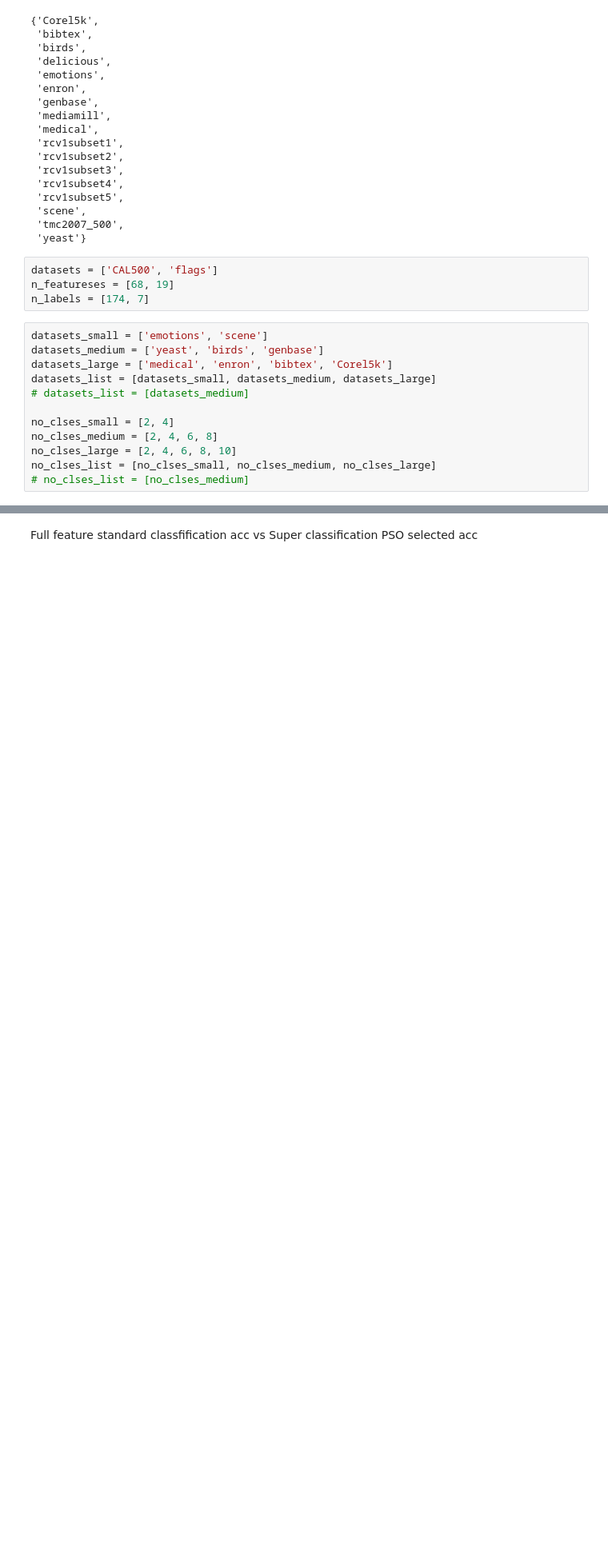
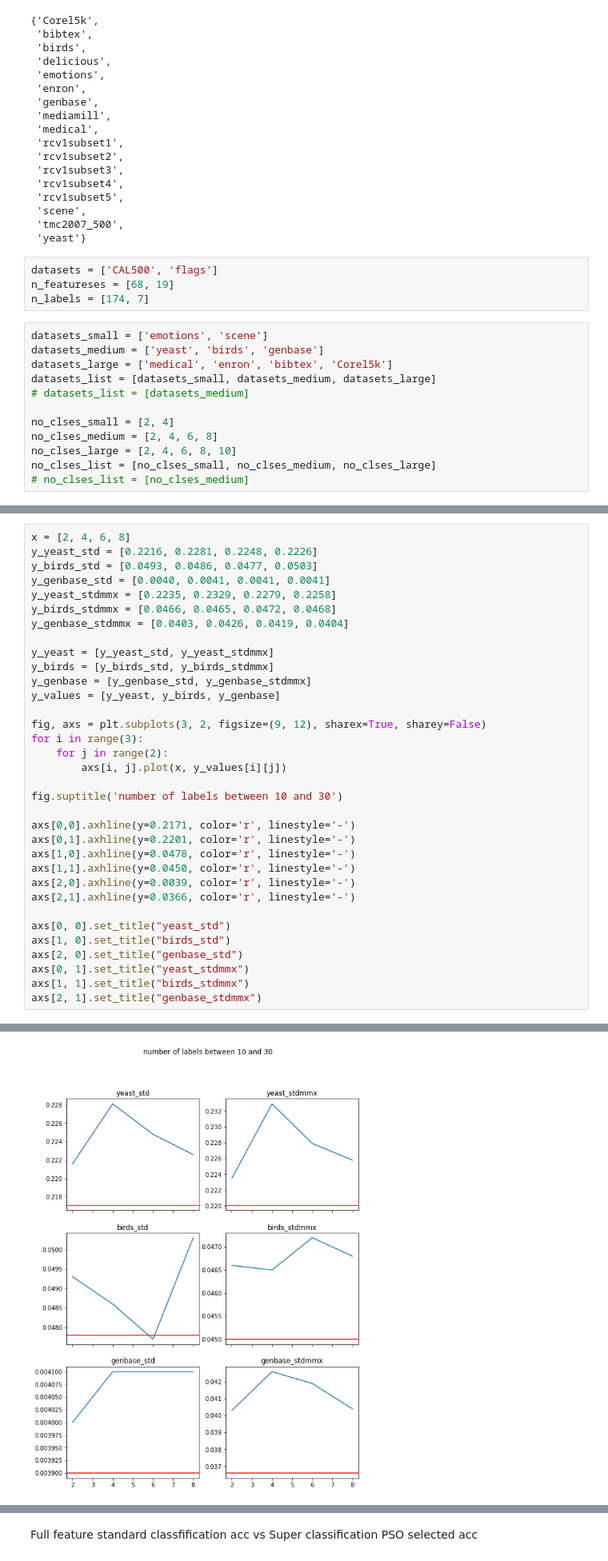
Before and after one commit to faylu-nz/Super_label_PSO_ML_FS, a Jupyter notebook: super_label.ipynb, the cells around one changed output, grey strips where cells are left out. Shown at 80% size. Cells and saved outputs as stored; diff of their text form; blank space fills up the shorter version.

```diff
--- a/super_label.ipynb
+++ b/super_label.ipynb
@@ -788,0 +721,35 @@ ax4.plot(x, y_Corel5k)
+# %%
+x = [2, 4, 6, 8]
+y_yeast_std = [0.2216, 0.2281, 0.2248, 0.2226]
+y_birds_std = [0.0493, 0.0486, 0.0477, 0.0503]
+y_genbase_std = [0.0040, 0.0041, 0.0041, 0.0041]
+y_yeast_stdmmx = [0.2235, 0.2329, 0.2279, 0.2258]
+y_birds_stdmmx = [0.0466, 0.0465, 0.0472, 0.0468]
+y_genbase_stdmmx = [0.0403, 0.0426, 0.0419, 0.0404]
+
+y_yeast = [y_yeast_std, y_yeast_stdmmx]
+y_birds = [y_birds_std, y_birds_stdmmx]
+y_genbase = [y_genbase_std, y_genbase_stdmmx]
+y_values = [y_yeast, y_birds, y_genbase]
+
+fig, axs = plt.subplots(3, 2, figsize=(9, 12), sharex=True, sharey=False)
+for i in range(3):
+    for j in range(2):
+        axs[i, j].plot(x, y_values[i][j])
+
+fig.suptitle('number of labels between 10 and 30')
+
+axs[0,0].axhline(y=0.2171, color='r', linestyle='-')
+axs[0,1].axhline(y=0.2201, color='r', linestyle='-')
+axs[1,0].axhline(y=0.0478, color='r', linestyle='-')
+axs[1,1].axhline(y=0.0450, color='r', linestyle='-')
+axs[2,0].axhline(y=0.0039, color='r', linestyle='-')
+axs[2,1].axhline(y=0.0366, color='r', linestyle='-')
+
+axs[0, 0].set_title("yeast_std")
+axs[1, 0].set_title("birds_std")
+axs[2, 0].set_title("genbase_std")
+axs[0, 1].set_title("yeast_stdmmx")
+axs[1, 1].set_title("birds_stdmmx")
+axs[2, 1].set_title("genbase_stdmmx")
+# %% [output]
@@ -788,0 +757 @@ ax4.plot(x, y_Corel5k)
+[figure, added]
```
Also changed, not shown: parts of 17 cells of this notebook, 3 other files.
